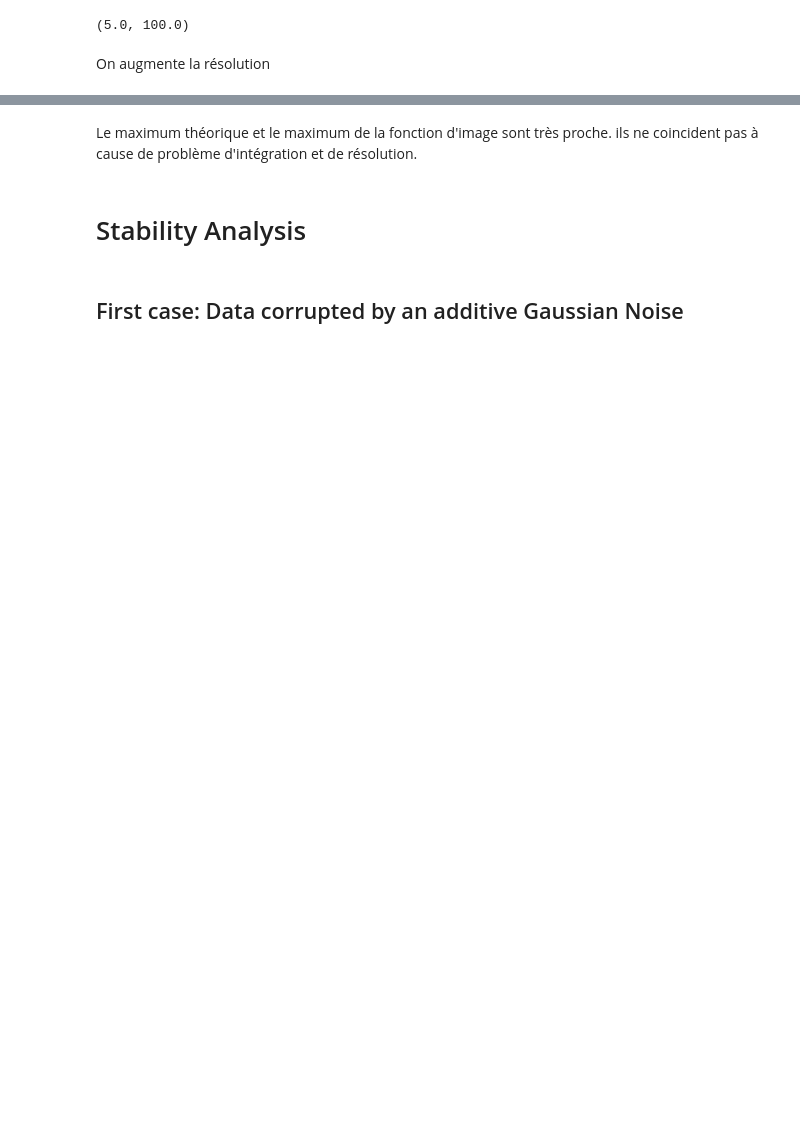
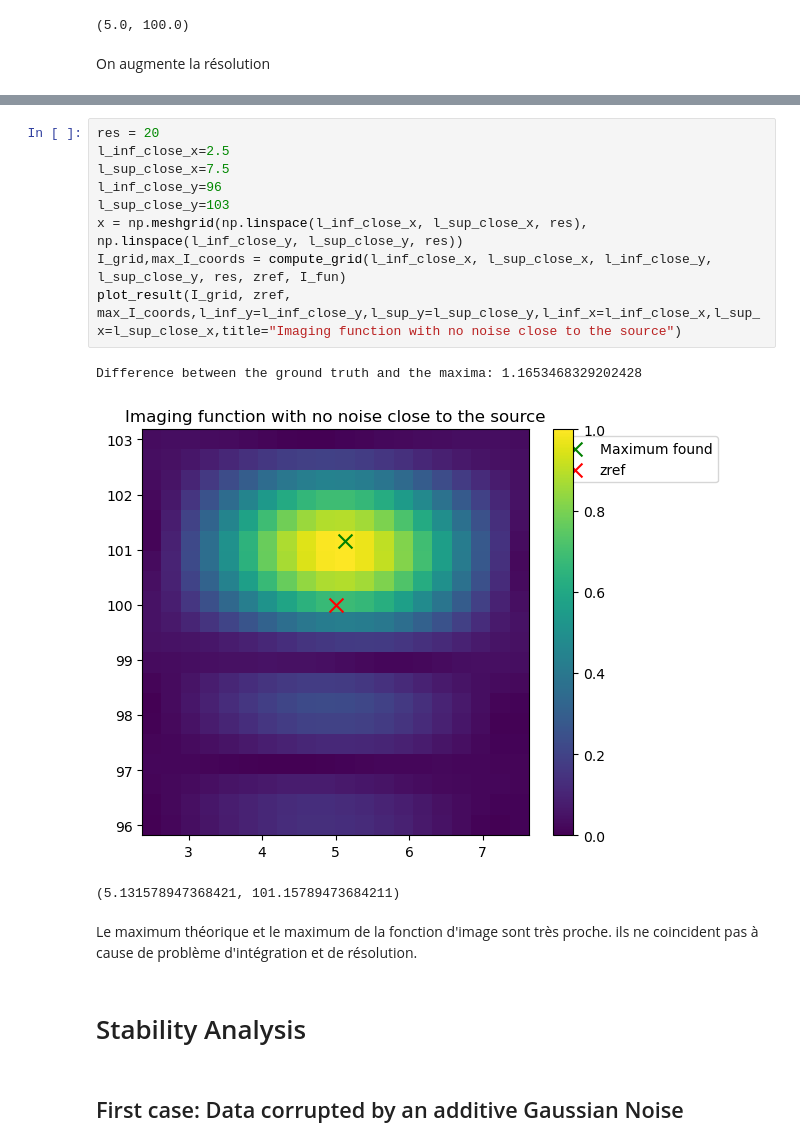
Before and after one commit to gardiens/Inverse_Problem, a Jupyter notebook: clean_versiontorun.ipynb, the cells around one changed output, grey strips where cells are left out. Saved outputs shown, nothing was run; the diff lists cells and outputs as text; blank space fills up the shorter version.

```diff
--- a/clean_versiontorun.ipynb
+++ b/clean_versiontorun.ipynb
@@ -217,3 +218,16 @@ Difference between the ground truth and the maxima 0.5884389414473139
+# %%
+res = 20
+l_inf_close_x=2.5
+l_sup_close_x=7.5
+l_inf_close_y=96
+l_sup_close_y=103
+x = np.meshgrid(np.linspace(l_inf_close_x, l_sup_close_x, res), np.linspace(l_inf_close_y, l_sup_close_y, res))
+I_grid,max_I_coords = compute_grid(l_inf_close_x, l_sup_close_x, l_inf_close_y, l_sup_close_y, res, zref, I_fun)
+plot_result(I_grid, zref, max_I_coords,l_inf_y=l_inf_close_y,l_sup_y=l_sup_close_y,l_inf_x=l_inf_close_x,l_sup_x=l_sup_close_x,title="Imaging function with no noise close to the source")
+# %% [output]
+Difference between the ground truth and the maxima: 1.1653468329202428
+[figure, added]
+(5.131578947368421, 101.15789473684211)
 # %% [markdown]
 Le maximum théorique et le maximum de la fonction d'image sont très proche. ils ne coincident pas à cause de problème d'intégration et de résolution.
 # %% [markdown]
```
Also changed, not shown: parts of 18 cells of this notebook, 1 other file.
